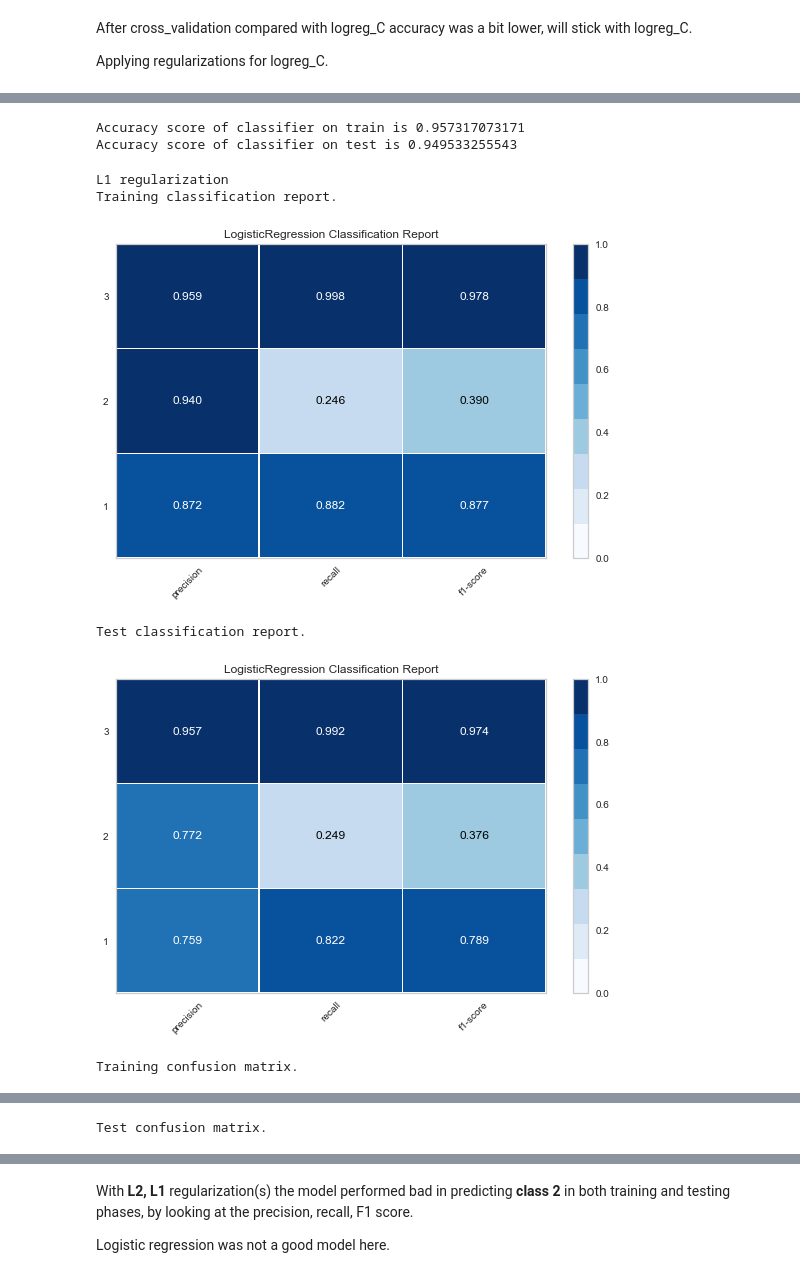
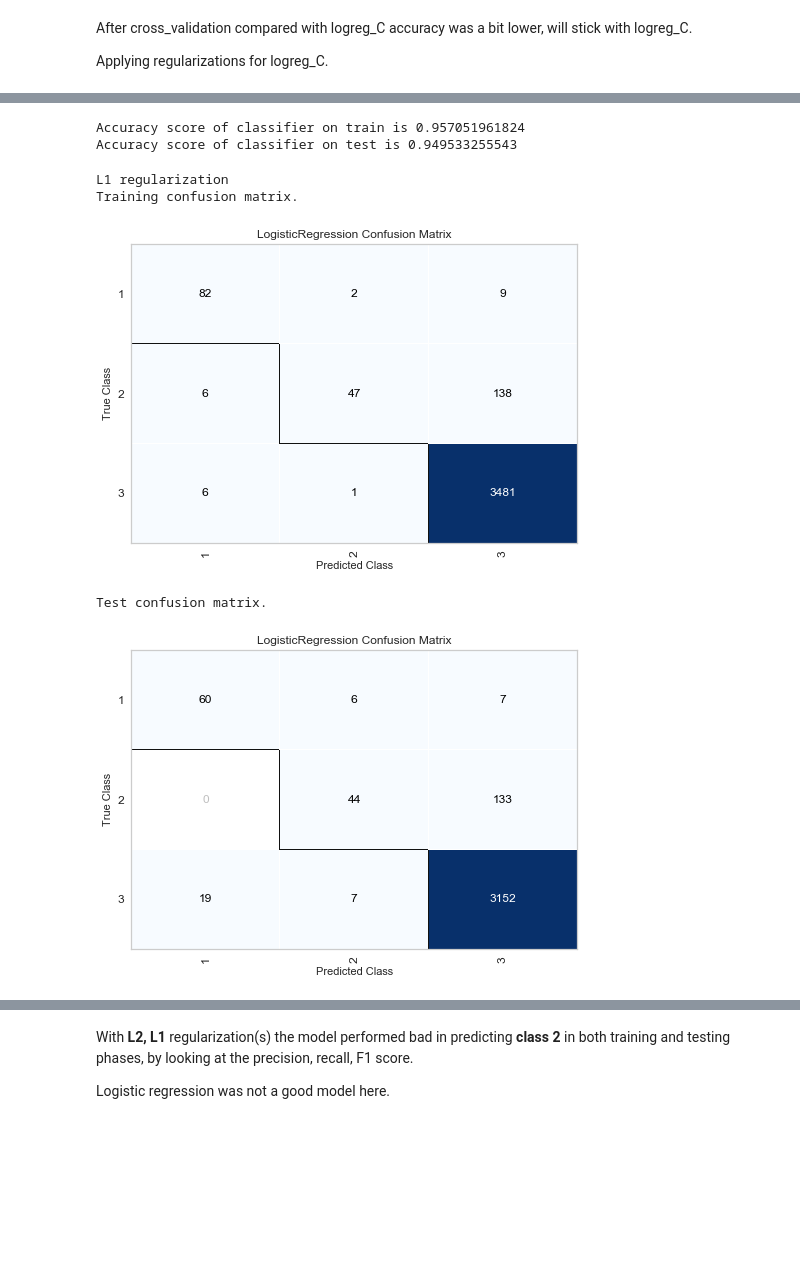
Before and after one commit to rahul7a/thyroid-classification, a Jupyter notebook: MachineLearning/ModelingAndMachineLearning.ipynb, the cells around one changed output, grey strips where cells are left out. Saved outputs shown, nothing was run; the diff lists cells and outputs as text; code cells hidden in the pictures; blank space fills up the shorter version.

Commit message:
Adding model classifiers after tuning.

```diff
--- a/MachineLearning/ModelingAndMachineLearning.ipynb
+++ b/MachineLearning/ModelingAndMachineLearning.ipynb
@@ -180,22 +168,21 @@ Test confusion matrix.
 # %%
 logreg_C_l1 = LogisticRegression(penalty='l1', C=c)
 
-train_score = classifier_scores(logreg_C_l1, 'train', X_train, y_train, True)
-test_score = classifier_scores(logreg_C_l1, 'test', X_test, y_test, True)
+_ = classifier_scores(logreg_C_l1, 'train', X_train, y_train, True)
+_ = classifier_scores(logreg_C_l1, 'test', X_test, y_test, True)
 # %% [output]
-Accuracy score of classifier on train is 0.957317073171
+Accuracy score of classifier on train is 0.957051961824
 Accuracy score of classifier on test is 0.949533255543
 # %%
 print('L1 regularization')
-show_report(logreg_C_l1, X_train, y_train, 'classification', 'train')
-show_report(logreg_C_l1, X_test, y_test, 'classification', 'test')
+#show_report(logreg_C_l1, X_train, y_train, 'classification', 'train')
+#show_report(logreg_C_l1, X_test, y_test, 'classification', 'test')
 show_report(logreg_C_l1, X_train, y_train, 'confusion', 'train')
 show_report(logreg_C_l1, X_test, y_test, 'confusion', 'test')
 classifiers.append(logreg_C_l1)
 # %% [output]
 L1 regularization
-Training classification report.
+Training confusion matrix.
-[figure, old version]
+[figure, new version]
-Test classification report.
+Test confusion matrix.
-[figure, old version]
+[figure, new version]
-Training confusion matrix.
@@ -203 +188,0 @@ Training confusion matrix.
-Test confusion matrix.
```
Also changed, not shown: parts of 36 cells of this notebook.
